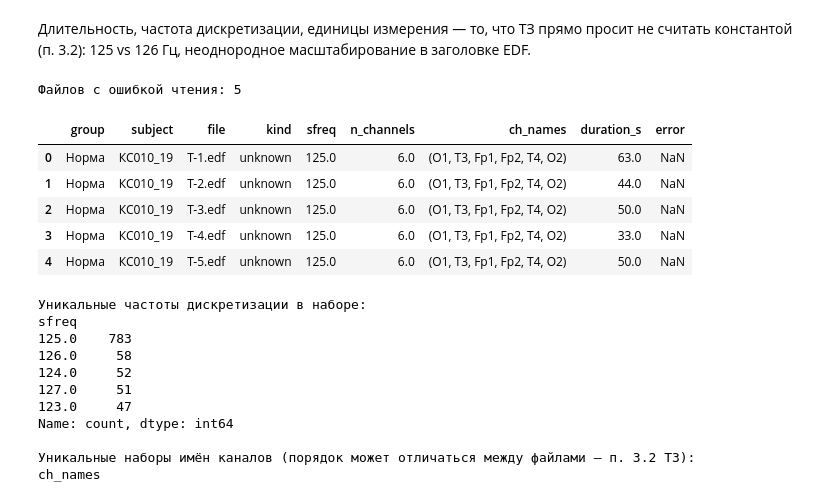
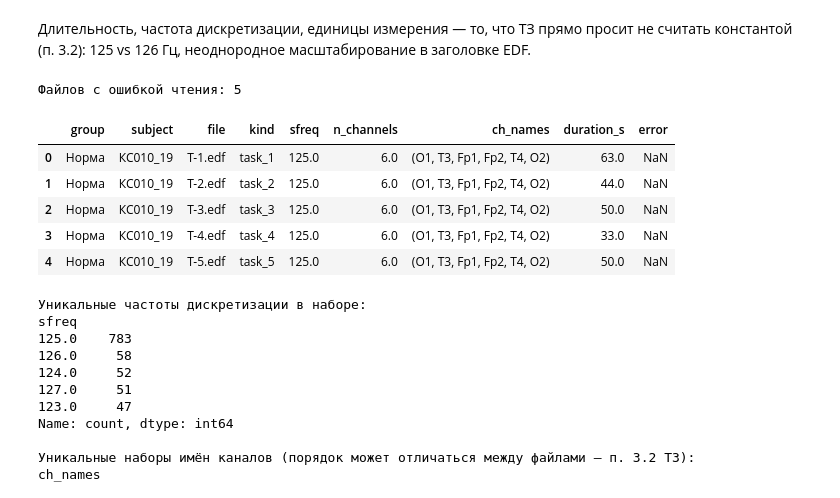
Before and after one commit to steministka/atacheskaya-panika, a Jupyter notebook: assets/1-exploration.ipynb, the cells around one changed output. Saved outputs shown, nothing was run; the diff lists cells and outputs as text; code cells hidden in the pictures.

```diff
--- a/assets/1-exploration.ipynb
+++ b/assets/1-exploration.ipynb
@@ -54,12 +54,27 @@ RANDOM_STATE = 42
 random.seed(RANDOM_STATE)
 np.random.seed(RANDOM_STATE)
 # %%
+# def classify_file(stem: str) -> str:
+#     """Тип файла по имени: 'rest' (покой) или 'task_<n>' (n-я таблица Шульте)."""
+#     if re.search(r"(?:^|[_\\-\\s])(п|p|rest|покой)$", stem, re.I):
+#         return "rest"
+#     m = re.search(r"(?:^|[_\\-\\s])(\\d+)$", stem)
+#     return f"task_{m.group(1)}" if m else "unknown"
+
+import re, unicodedata
+from collections import Counter
+
 def classify_file(stem: str) -> str:
-    """Тип файла по имени: 'rest' (покой) или 'task_<n>' (n-я таблица Шульте)."""
-    if re.search(r"(?:^|[_\\-\\s])(п|p|rest|покой)$", stem, re.I):
-        return "rest"
-    m = re.search(r"(?:^|[_\\-\\s])(\\d+)$", stem)
-    return f"task_{m.group(1)}" if m else "unknown"
+    s = unicodedata.normalize("NFKC", stem).strip().upper()
+    s = s.replace("–", "-").replace("—", "-").replace("−", "-")
+
+    m = re.fullmatch(r"T[\s\-_]*([1-5])", s)
+    if m:
+        return f"task_{m.group(1)}"
+    m = re.fullmatch(r"T[\s\-_]*([ПP])", s)
+    if m:
+        return "task_simple"
+    return "unknown"
 
 
 def get_age(group_name: str, subj_name: str):
@@ -152,44 +167,44 @@ plt.show()
 def read_file_meta(path):
     raw = mne.io.read_raw_edf(path, preload=False, verbose=False)
     return dict(
-        sfreq=raw.info["sfreq"],
+        sfreq=int(round(raw.info["sfreq"])),
         n_channels=len(raw.ch_names),
         ch_names=tuple(raw.ch_names),
         duration_s=raw.n_times / raw.info["sfreq"],
     )
 
 
 meta_rows = []
 for group_dir in sorted(DATA_DIR.iterdir()):
     if not group_dir.is_dir():
         continue
     for subj_dir in sorted(group_dir.iterdir()):
         if not subj_dir.is_dir():
             continue
         for f in sorted(subj_dir.glob("*.edf")):
             try:
                 meta = read_file_meta(f)
                 meta_rows.append(dict(
                     group=group_dir.name, subject=subj_dir.name, file=f.name,
                     kind=classify_file(f.stem), **meta,
                 ))
             except Exception as e:
                 meta_rows.append(dict(
                     group=group_dir.name, subject=subj_dir.name, file=f.name,
                     kind=classify_file(f.stem), error=str(e),
                 ))
 
 meta_df = pd.DataFrame(meta_rows)
 print("Файлов с ошибкой чтения:", meta_df.get("error", pd.Series(dtype=object)).notna().sum())
 meta_df.head()
 # %% [output]
 Файлов с ошибкой чтения: 5
 |  | group | subject | file | kind | sfreq | n_channels | ch_names | duration_s | error |
-| 0 | Норма | КС010_19 | T-1.edf | unknown | 125.0 | 6.0 | (O1, T3, Fp1, Fp2, T4, O2) | 63.0 | NaN |
-| 1 | Норма | КС010_19 | T-2.edf | unknown | 125.0 | 6.0 | (O1, T3, Fp1, Fp2, T4, O2) | 44.0 | NaN |
-| 2 | Норма | КС010_19 | T-3.edf | unknown | 125.0 | 6.0 | (O1, T3, Fp1, Fp2, T4, O2) | 50.0 | NaN |
-| 3 | Норма | КС010_19 | T-4.edf | unknown | 125.0 | 6.0 | (O1, T3, Fp1, Fp2, T4, O2) | 33.0 | NaN |
-| 4 | Норма | КС010_19 | T-5.edf | unknown | 125.0 | 6.0 | (O1, T3, Fp1, Fp2, T4, O2) | 50.0 | NaN |
+| 0 | Норма | КС010_19 | T-1.edf | task_1 | 125.0 | 6.0 | (O1, T3, Fp1, Fp2, T4, O2) | 63.0 | NaN |
+| 1 | Норма | КС010_19 | T-2.edf | task_2 | 125.0 | 6.0 | (O1, T3, Fp1, Fp2, T4, O2) | 44.0 | NaN |
+| 2 | Норма | КС010_19 | T-3.edf | task_3 | 125.0 | 6.0 | (O1, T3, Fp1, Fp2, T4, O2) | 50.0 | NaN |
+| 3 | Норма | КС010_19 | T-4.edf | task_4 | 125.0 | 6.0 | (O1, T3, Fp1, Fp2, T4, O2) | 33.0 | NaN |
+| 4 | Норма | КС010_19 | T-5.edf | task_5 | 125.0 | 6.0 | (O1, T3, Fp1, Fp2, T4, O2) | 50.0 | NaN |
 # %%
 print("Уникальные частоты дискретизации в наборе:")
 print(meta_df["sfreq"].value_counts())
```
Also changed, not shown: parts of 21 cells of this notebook, 1 other file.
